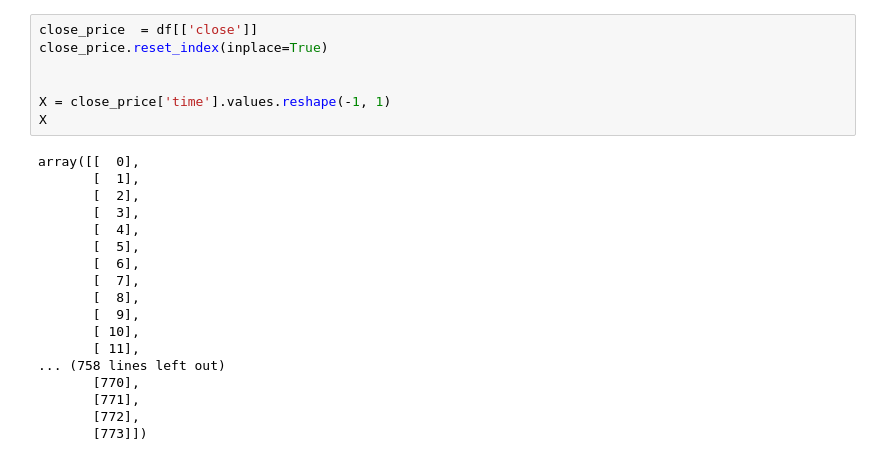
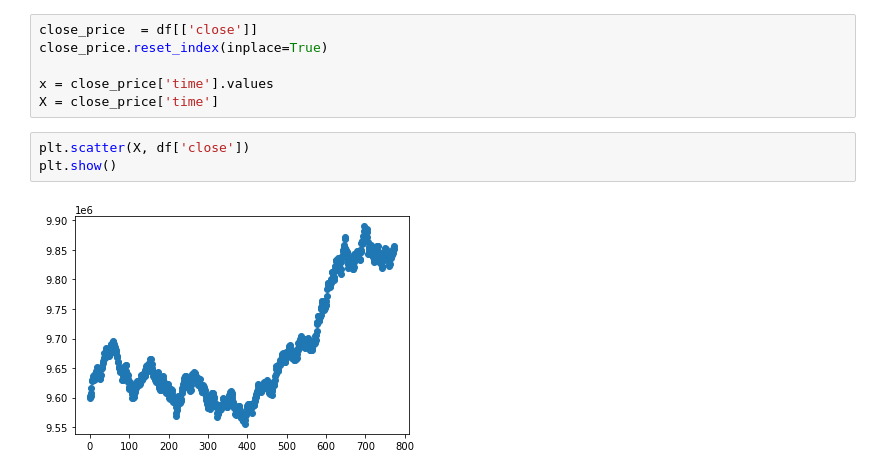
Before and after one commit to yasstake/ftxmmf, a Jupyter notebook: notebook/fit_trendline.ipynb, the cells around one changed output. Saved outputs shown, nothing was run; the diff lists cells and outputs as text.

```diff
--- a/notebook/fit_trendline.ipynb
+++ b/notebook/fit_trendline.ipynb
@@ -21,25 +10,11 @@ def linear_score(x, y, length=100, position=1):
 close_price  = df[['close']]
 close_price.reset_index(inplace=True)
 
-
-X = close_price['time'].values.reshape(-1, 1)
-X
+x = close_price['time'].values
+X = close_price['time']
-# %% [output]
-array([[  0],
-       [  1],
-       [  2],
-       [  3],
-       [  4],
-       [  5],
-       [  6],
-       [  7],
-       [  8],
-       [  9],
-       [ 10],
-       [ 11],
-... (758 lines left out)
-       [770],
-       [771],
-       [772],
-       [773]])
+# %%
+plt.scatter(X, df['close'])
+plt.show()
+# %% [output]
+[figure, added]
 # %%
```
Also changed, not shown: parts of 27 cells of this notebook, 3 other files.
